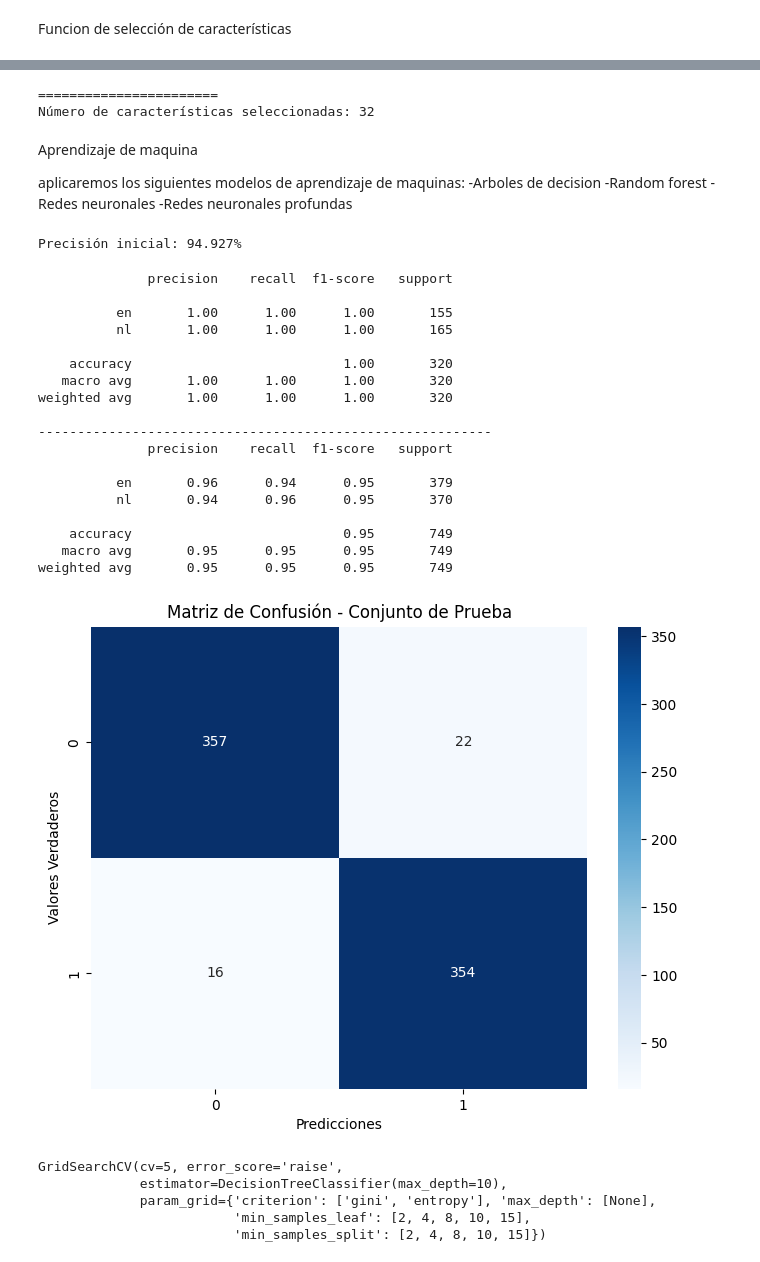
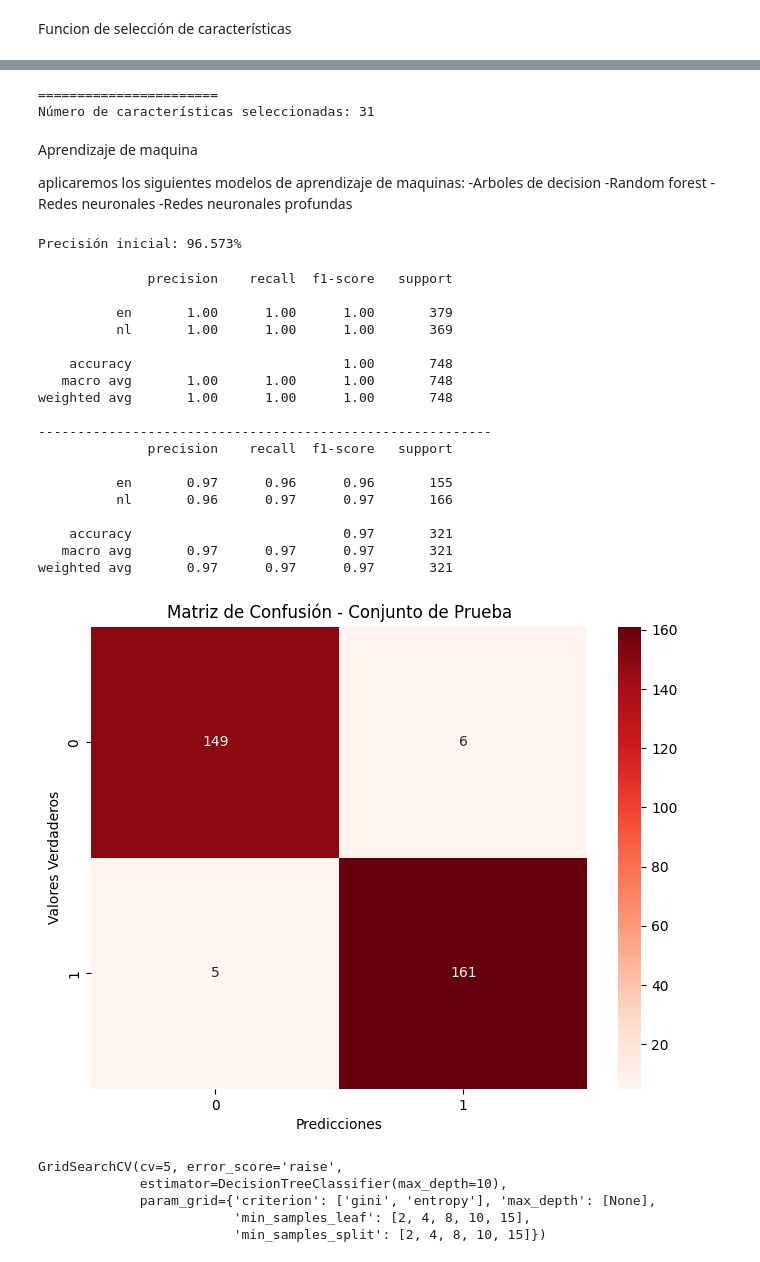
Before and after one commit to JoseQuinteroTC/IA-ML-, a Jupyter notebook: IA ML/Entregable_IA.ipynb, the cells around one changed output, grey strips where cells are left out. Drawn from its saved outputs; the diff is of its cells as text; code cells hidden in the pictures.

```diff
--- a/IA ML/Entregable_IA.ipynb
+++ b/IA ML/Entregable_IA.ipynb
@@ -517,7 +517,7 @@ print(datos_y.unique())
 X_train, X_test, y_train, y_test = train_test_split(
     datos_X,
     datos_y,
-    test_size=0.70
+    test_size=0.30
 )
 # %% [output]
 ["['host', 'with', 'after', 'to', 'rugby', 'test', 'world', 'system', 'the', 'australia', 'zealand', 'jersey', 'national', 'return']"
@@ -656,7 +656,7 @@ print("=======================")
 print("Número de características seleccionadas:", num_selected_features)
 # %% [output]
 =======================
-Número de características seleccionadas: 32
+Número de características seleccionadas: 31
 # %% [markdown]
 Aprendizaje de maquina
 
@@ -683,7 +683,7 @@ from sklearn.metrics import accuracy_score
 dt_precision_initial = 100 * accuracy_score(y_test, y_pred_initial)
 print('Precisión inicial: {0:.3f}%'.format(dt_precision_initial))
 # %% [output]
-Precisión inicial: 94.927%
+Precisión inicial: 96.573%
 # %%
 # Generate a synthetic classification dataset
 
@@ -696,35 +696,35 @@ print(classification_report(y_test, y_pred_test))
 # %% [output]
               precision    recall  f1-score   support
 
-          en       1.00      1.00      1.00       155
-          nl       1.00      1.00      1.00       165
+          en       1.00      1.00      1.00       379
+          nl       1.00      1.00      1.00       369
 
-    accuracy                           1.00       320
-   macro avg       1.00      1.00      1.00       320
-weighted avg       1.00      1.00      1.00       320
+    accuracy                           1.00       748
+   macro avg       1.00      1.00      1.00       748
+weighted avg       1.00      1.00      1.00       748
 
 ----------------------------------------------------------
               precision    recall  f1-score   support
 
-          en       0.96      0.94      0.95       379
-          nl       0.94      0.96      0.95       370
+          en       0.97      0.96      0.96       155
+          nl       0.96      0.97      0.97       166
 
-    accuracy                           0.95       749
-   macro avg       0.95      0.95      0.95       749
-weighted avg       0.95      0.95      0.95       749
+    accuracy                           0.97       321
+   macro avg       0.97      0.97      0.97       321
+weighted avg       0.97      0.97      0.97       321
 # %%
 # Crear la matriz de confusión para el conjunto de prueba
 cm_test = confusion_matrix(y_test, y_pred_test)
 
 # Crear el mapa de calor para el conjunto de prueba
 plt.figure(figsize=(8, 6))
-sns.heatmap(cm_test, annot=True, cmap="Blues",fmt='d')
+sns.heatmap(cm_test, annot=True, cmap="Reds",fmt='d')
 plt.title("Matriz de Confusión - Conjunto de Prueba")
 plt.xlabel("Predicciones")
 plt.ylabel("Valores Verdaderos")
 plt.show()
 # %% [output]
-[figure, old version]
+[figure, new version]
 # %%
 model = DecisionTreeClassifier(
     criterion='gini',max_depth=10,splitter='best'
```
Also changed, not shown: parts of 45 cells of this notebook, 1 other file.
